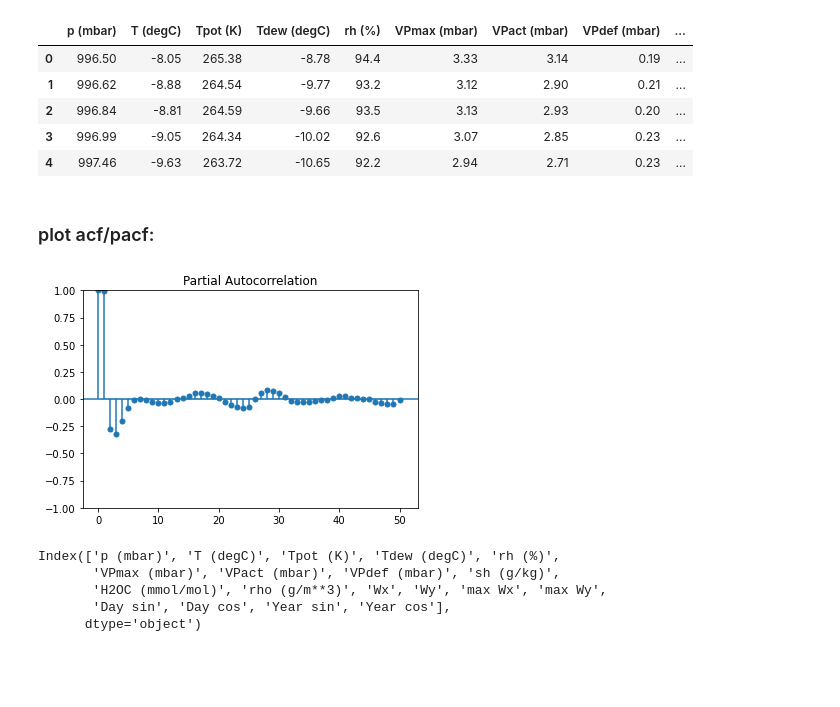
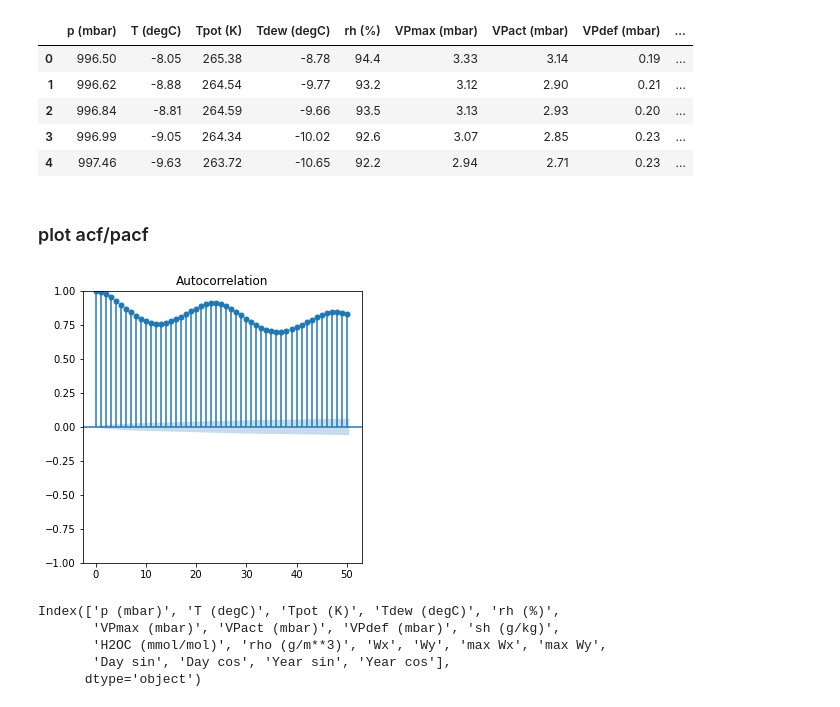
Before and after one commit to oekosheri/Flexible-time-series-forecasting, a Jupyter notebook: notebooks/Jupyter_analytics.ipynb, the cells around one changed output. Drawn from its saved outputs; the diff is of its cells as text; code cells hidden in the pictures; blank space fills up the shorter version.

```diff
--- a/notebooks/Jupyter_analytics.ipynb
+++ b/notebooks/Jupyter_analytics.ipynb
@@ -36,12 +36,13 @@ df.head()
 | 3 | 996.99 | -9.05 | 264.34 | -10.02 | 92.6 | 3.07 | 2.85 | 0.23 | ... |
 | 4 | 997.46 | -9.63 | 263.72 | -10.65 | 92.2 | 2.94 | 2.71 | 0.23 | ... |
 # %% [markdown]
-### plot acf/pacf:
+### plot acf/pacf
 # %%
-sm.graphics.tsa.plot_pacf(df['p (mbar)'], lags=50)
+plt.rcParams["figure.figsize"] = (5, 5)
+sm.graphics.tsa.plot_acf(df['Tpot (K)'], lags=50)
 plt.show()
 # %% [output]
-[figure, old version]
+[figure, new version]
 # %%
 # split data
 n = len(df)
```
Also changed, not shown: parts of 17 cells of this notebook, 5 other files.
